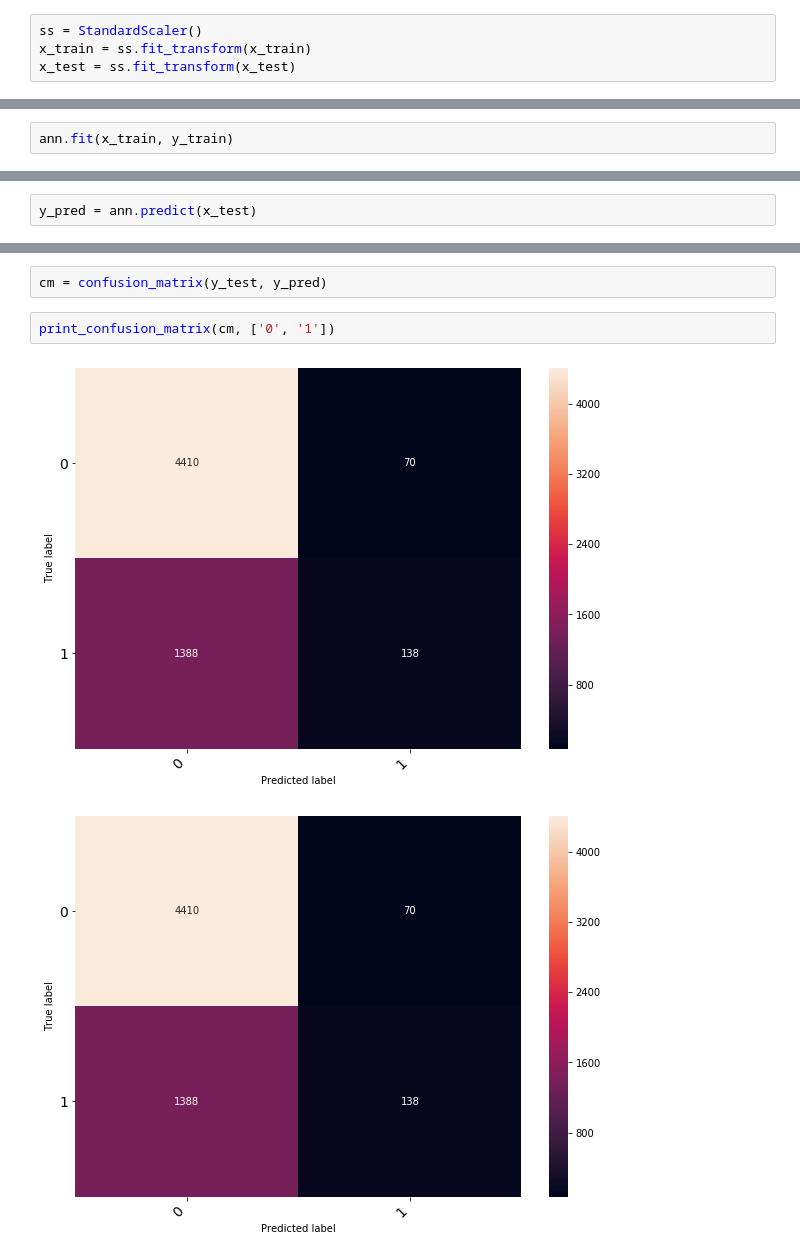
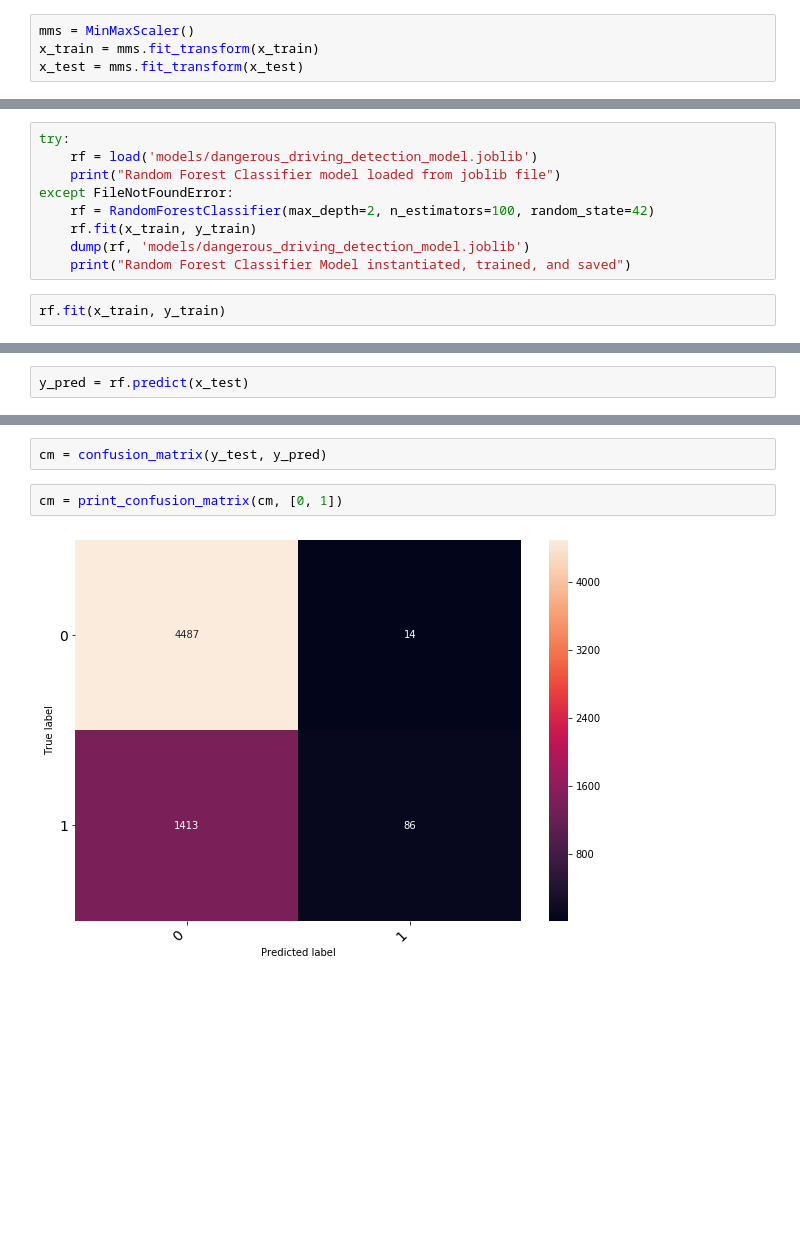
Before and after one commit to fariqodri/aiforsea, a Jupyter notebook: aiforsea.ipynb, the cells around one changed output, grey strips where cells are left out. Cells and saved outputs as stored; diff of their text form; blank space fills up the shorter version.

```diff
--- a/aiforsea.ipynb
+++ b/aiforsea.ipynb
@@ -203,4 +244,4 @@ x_train, x_test, y_train, y_test = train_test_split(x, y, test_size=0.3, random_
 # %%
-ss = StandardScaler()
-x_train = ss.fit_transform(x_train)
-x_test = ss.fit_transform(x_test)
+mms = MinMaxScaler()
+x_train = mms.fit_transform(x_train)
+x_test = mms.fit_transform(x_test)
@@ -212,3 +252,12 @@ ann = MLPClassifier(hidden_layer_sizes=(3, ), alpha=0.001, random_state=42, lear
+# %%
+try:
+    rf = load('models/dangerous_driving_detection_model.joblib')
+    print("Random Forest Classifier model loaded from joblib file")
+except FileNotFoundError:
+    rf = RandomForestClassifier(max_depth=2, n_estimators=100, random_state=42)
+    rf.fit(x_train, y_train)
+    dump(rf, 'models/dangerous_driving_detection_model.joblib')
+    print("Random Forest Classifier Model instantiated, trained, and saved")
 # %%
-ann.fit(x_train, y_train)
+rf.fit(x_train, y_train)
 # %% [output]
@@ -229,7 +278,7 @@ ann.score(x_test, y_test)
 from sklearn.metrics import confusion_matrix
 import seaborn as sns
 # %%
-y_pred = ann.predict(x_test)
+y_pred = rf.predict(x_test)
 # %%
 def print_confusion_matrix(confusion_matrix, class_names, figsize = (10,7), fontsize=14):
     df_cm = pd.DataFrame(
@@ -248,7 +297,6 @@ def print_confusion_matrix(confusion_matrix, class_names, figsize = (10,7), font
 # %%
 cm = confusion_matrix(y_test, y_pred)
 # %%
-print_confusion_matrix(cm, ['0', '1'])
+cm = print_confusion_matrix(cm, [0, 1])
 # %% [output]
-[figure, old version]
+[figure, new version]
-[figure, removed]
```
Also changed, not shown: parts of 33 cells of this notebook, 11 other files.
